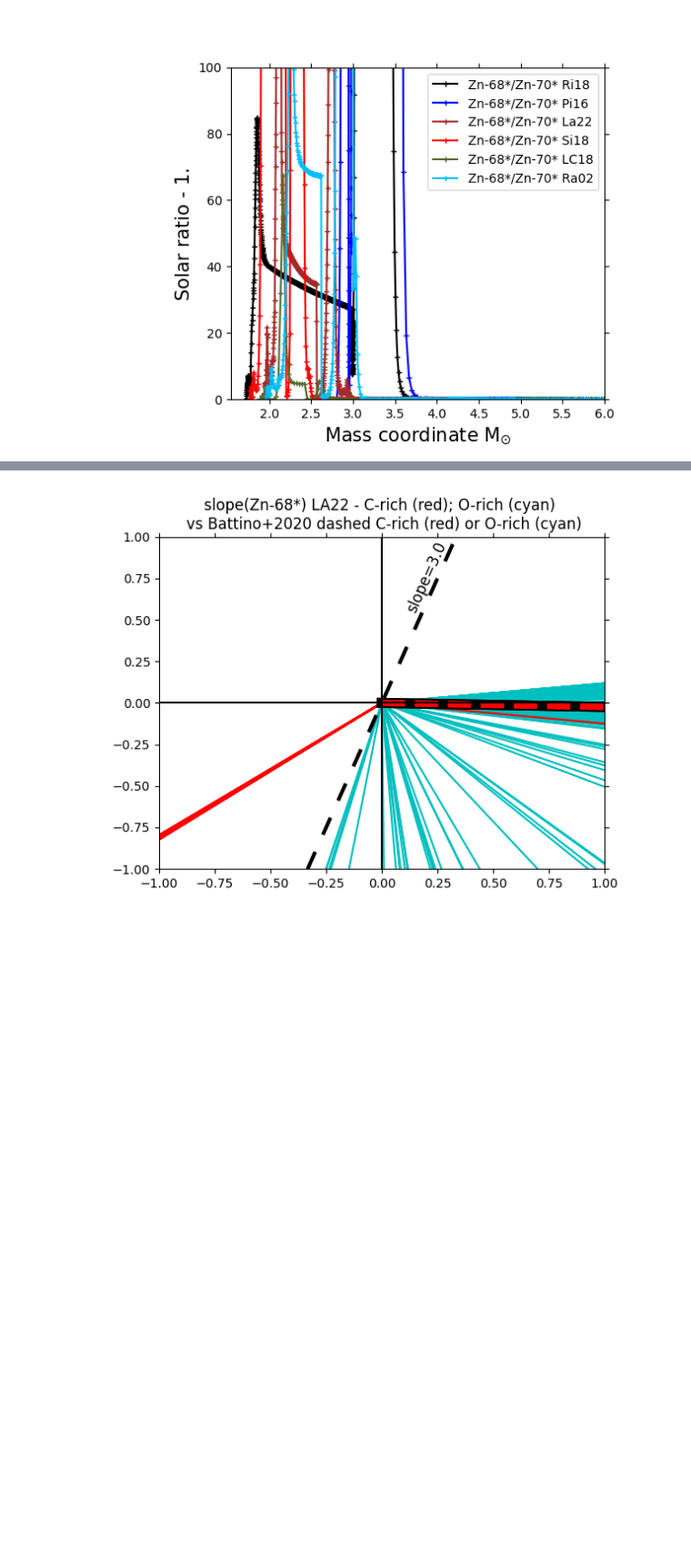
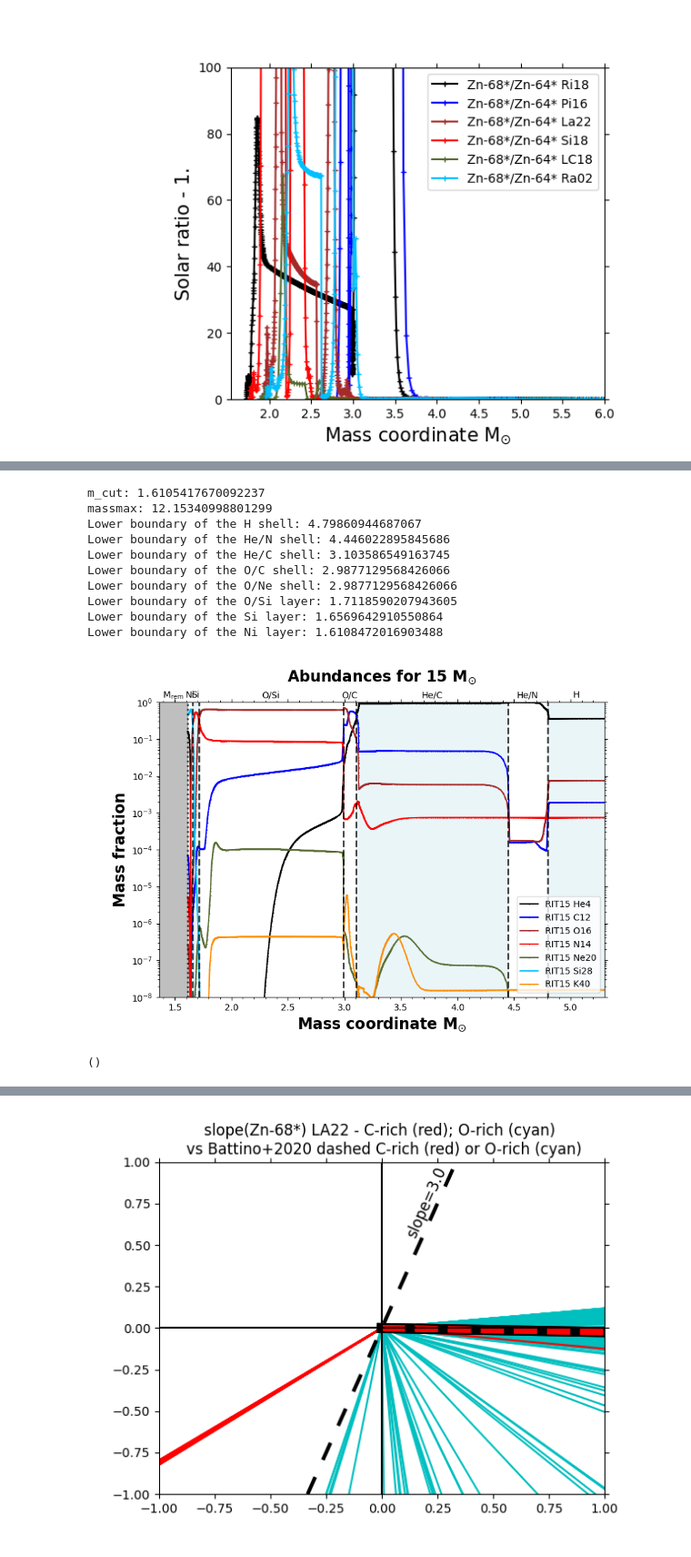
Before and after one commit to NuGrid/chetec-infra_WP9, a Jupyter notebook: simple_plot_v11.ipynb, the cells around one changed output, grey strips where cells are left out. Shown at 91% size. Cells and saved outputs as stored; diff of their text form; code cells hidden in the pictures; blank space fills up the shorter version.

Commit message:
updated adding capability for plots with onion structure

```diff
--- a/simple_plot_v11.ipynb
+++ b/simple_plot_v11.ipynb
@@ -354,7 +358,7 @@ the data types are:
 # %%
 # from the part here on, this new dictionary could be used for the figures. Once implemented, it should generate the same figures as before
 
-slope_isotopes = tuple(f"{n}/{iso_norm_slope}" for n in iso_up_plot)
+slope_isotopes = tuple(f"{n}/{iso_down_plot[0]}" for n in iso_up_plot)
 abu_isotopes = e_label
 
 r18_ind_tmp = np.where(t9_cyc > 1.1e-9)[0][0]
@@ -817,0 +507,22 @@ plt.show()
+# %%
+# abundance plot with mass vs mass coordinate with structure grid
+
+# list of isotopes used for this plot (provided in models.txt)
+iso_selected = abu_elements
+
+title_abundance_plot ="Abundances for "+str(reqmass)+" M$_{\odot}$"
+abundanceplot(e_label, rmodels, iso_selected, reqmass, all_models, title_abundance_plot, col, lin, \
+               x1=1.5, x2=5.5, y1=1e-8, y2=1, legendpos='inside', abu_name="onion_test.png",onion=True)
+# %% [output]
+m_cut: 1.6105417670092237
+massmax: 12.15340998801299
+Lower boundary of the H shell: 4.79860944687067
+Lower boundary of the He/N shell: 4.446022895845686
+Lower boundary of the He/C shell: 3.103586549163745
+Lower boundary of the O/C shell: 2.9877129568426066
+Lower boundary of the O/Ne shell: 2.9877129568426066
+Lower boundary of the O/Si layer: 1.7118590207943605
+Lower boundary of the Si layer: 1.6569642910550864
+Lower boundary of the Ni layer: 1.6108472016903488
+[figure, added]
+()
```
Also changed, not shown: parts of 21 cells of this notebook, 1 other file.
